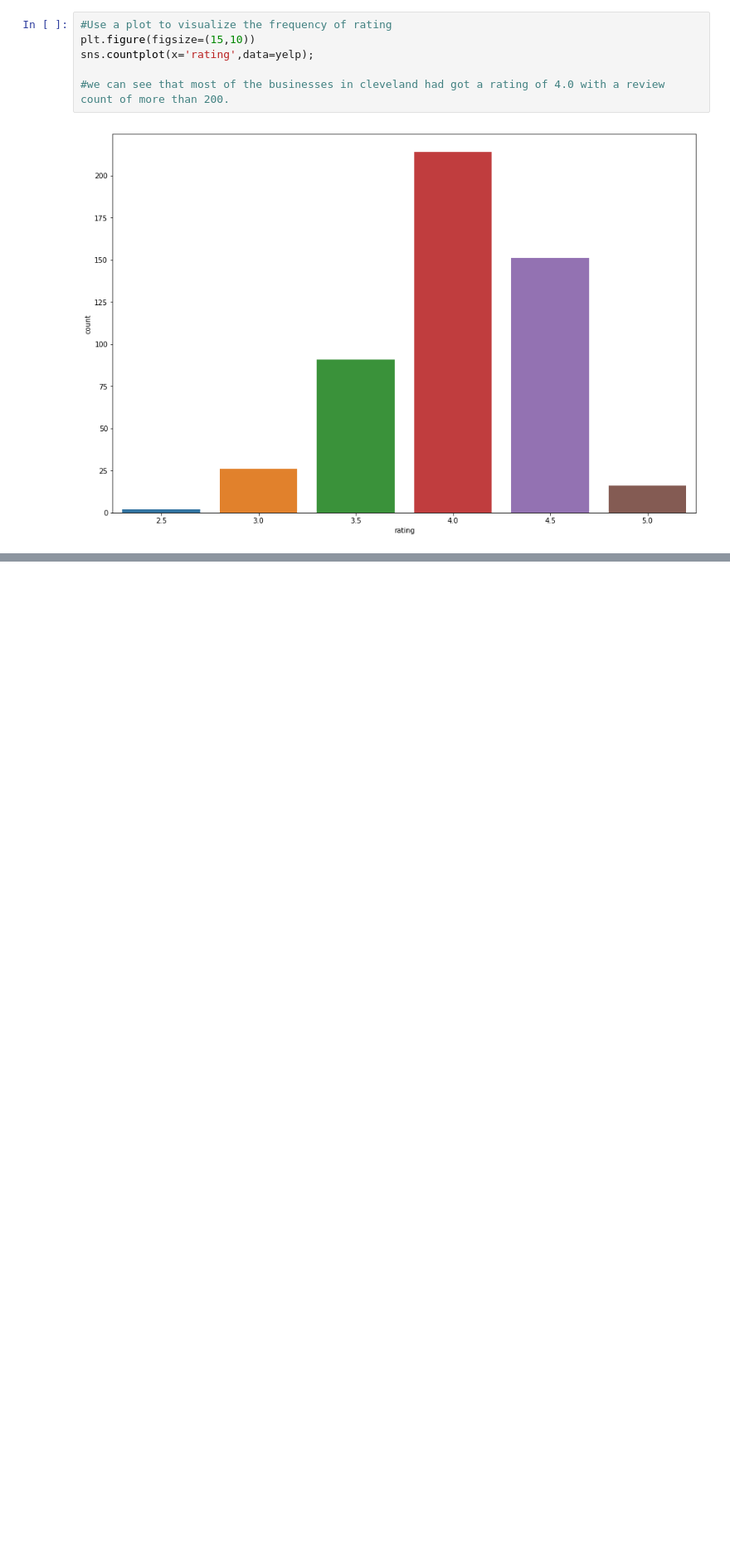
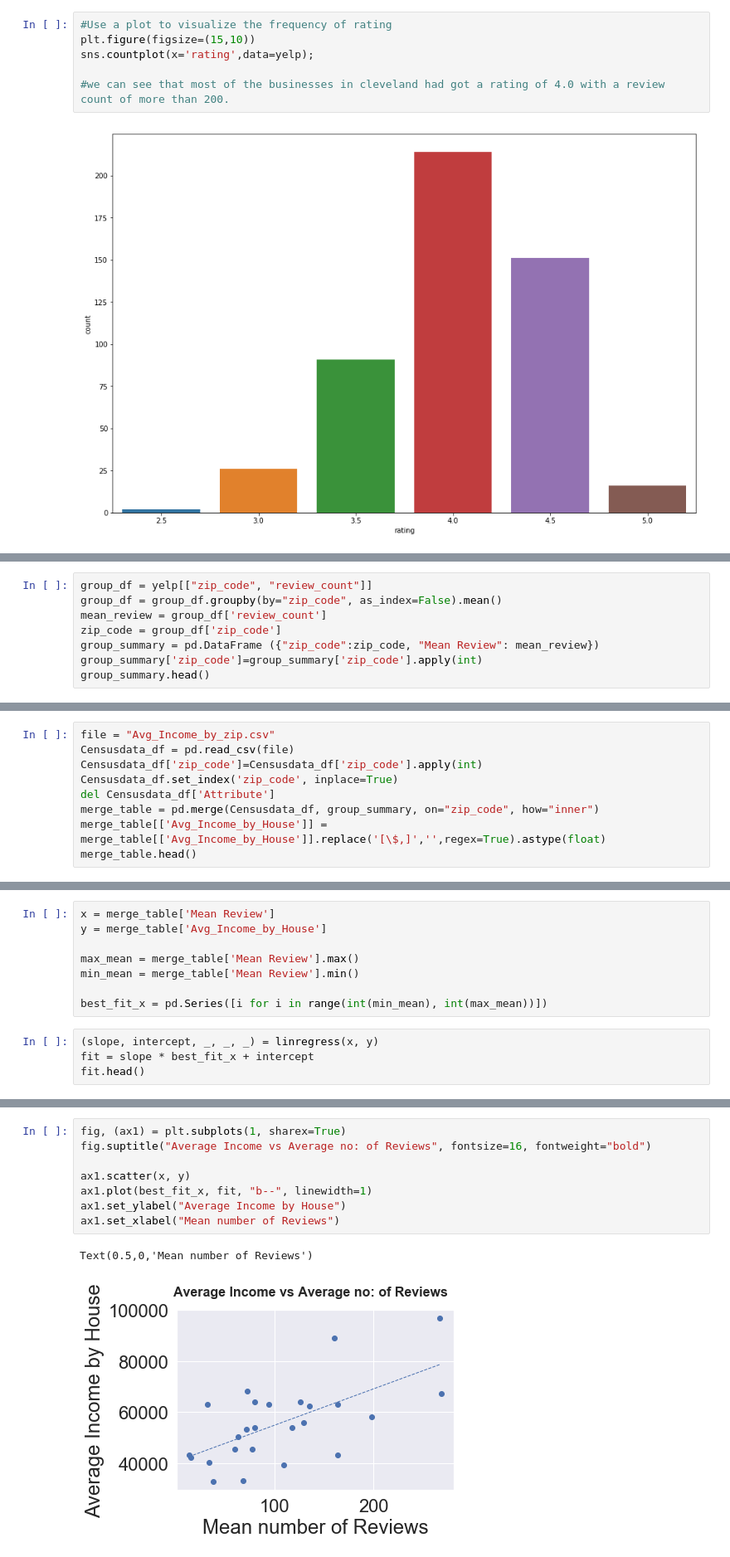
Before and after one commit to fnusandhiya/YELP, a Jupyter notebook: my_file.ipynb, the cells around one changed output, grey strips where cells are left out. Shown at 83% size. Saved outputs shown, nothing was run; the diff lists cells and outputs as text; blank space fills up the shorter version.

```diff
--- a/my_file.ipynb
+++ b/my_file.ipynb
@@ -204,0 +199,8 @@ gmap
+# %%
+group_df = yelp[["zip_code", "review_count"]]
+group_df = group_df.groupby(by="zip_code", as_index=False).mean()
+mean_review = group_df['review_count']
+zip_code = group_df['zip_code']
+group_summary = pd.DataFrame ({"zip_code":zip_code, "Mean Review": mean_review})
+group_summary['zip_code']=group_summary['zip_code'].apply(int)
+group_summary.head()
@@ -204,0 +214,9 @@ gmap
+# %%
+file = "Avg_Income_by_zip.csv"
+Censusdata_df = pd.read_csv(file)
+Censusdata_df['zip_code']=Censusdata_df['zip_code'].apply(int)
+Censusdata_df.set_index('zip_code', inplace=True)
+del Censusdata_df['Attribute']
+merge_table = pd.merge(Censusdata_df, group_summary, on="zip_code", how="inner")
+merge_table[['Avg_Income_by_House']] = merge_table[['Avg_Income_by_House']].replace('[\$,]','',regex=True).astype(float)
+merge_table.head()
@@ -204,0 +230,12 @@ gmap
+# %%
+x = merge_table['Mean Review']
+y = merge_table['Avg_Income_by_House']
+
+max_mean = merge_table['Mean Review'].max()
+min_mean = merge_table['Mean Review'].min()
+
+best_fit_x = pd.Series([i for i in range(int(min_mean), int(max_mean))])
+# %%
+(slope, intercept, _, _, _) = linregress(x, y)
+fit = slope * best_fit_x + intercept
+fit.head()
@@ -204,0 +252,11 @@ gmap
+# %%
+fig, (ax1) = plt.subplots(1, sharex=True)
+fig.suptitle("Average Income vs Average no: of Reviews", fontsize=16, fontweight="bold")
+
+ax1.scatter(x, y)
+ax1.plot(best_fit_x, fit, "b--", linewidth=1)
+ax1.set_ylabel("Average Income by House")
+ax1.set_xlabel("Mean number of Reviews")
+# %% [output]
+Text(0.5,0,'Mean number of Reviews')
+[figure, added]
```
Also changed, not shown: parts of 11 cells of this notebook, 4 other files.
